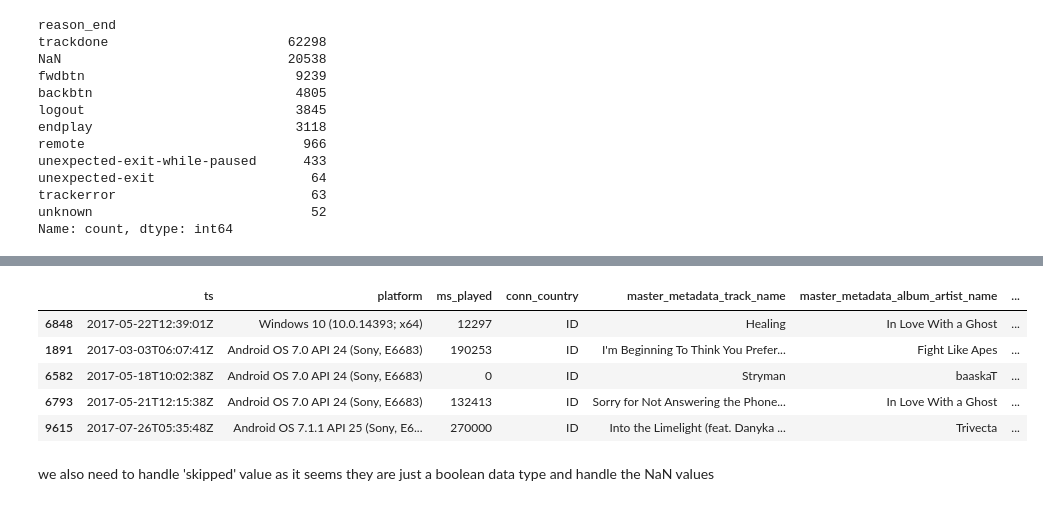
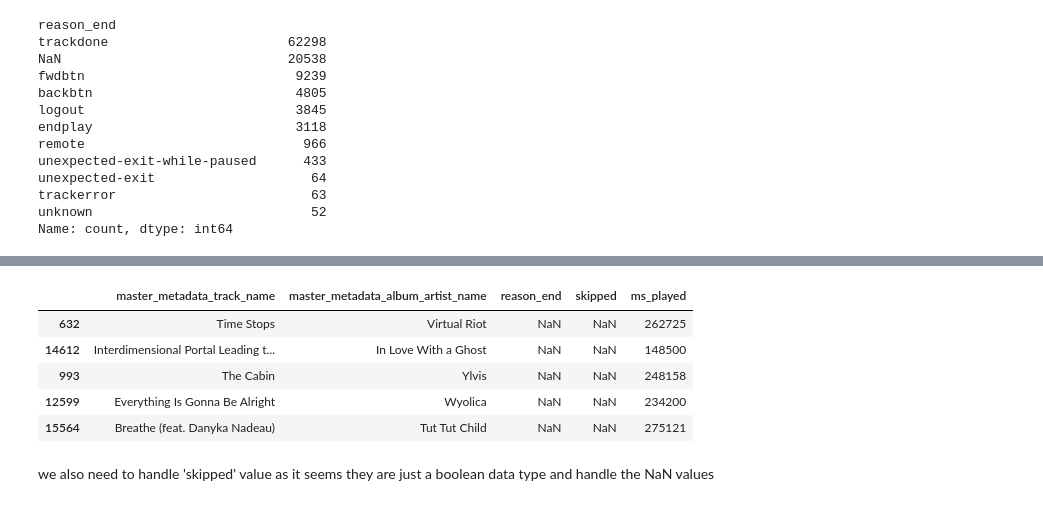
Before and after one commit to nazhifkojaz/Spotify-Analysis-Data-Collection-, a Jupyter notebook: data_preprocessing.ipynb, the cells around one changed output, grey strips where cells are left out. Saved outputs shown, nothing was run; the diff lists cells and outputs as text; code cells hidden in the pictures.

Commit message:
Added a few part for handling 'skipped' column

```diff
--- a/data_preprocessing.ipynb
+++ b/data_preprocessing.ipynb
@@ -206,12 +192,13 @@ Name: count, dtype: int64
 # %%
-tracks_df[tracks_df['skipped'].isna() & tracks_df['reason_end'].isna()].sample(5)
+tracks_df[tracks_df['skipped'].isna() & tracks_df['reason_end'].isna()] \
+[['master_metadata_track_name', 'master_metadata_album_artist_name', 'reason_end', 'skipped', 'ms_played']].sample(5)
 # %% [output]
-|  | ts | platform | ms_played | conn_country | master_metadata_track_name | master_metadata_album_artist_name | ... |
-| 6848 | 2017-05-22T12:39:01Z | Windows 10 (10.0.14393; x64) | 12297 | ID | Healing | In Love With a Ghost | ... |
-| 1891 | 2017-03-03T06:07:41Z | Android OS 7.0 API 24 (Sony, E6683) | 190253 | ID | I'm Beginning To Think You Prefer... | Fight Like Apes | ... |
-| 6582 | 2017-05-18T10:02:38Z | Android OS 7.0 API 24 (Sony, E6683) | 0 | ID | Stryman | baaskaT | ... |
-| 6793 | 2017-05-21T12:15:38Z | Android OS 7.0 API 24 (Sony, E6683) | 132413 | ID | Sorry for Not Answering the Phone... | In Love With a Ghost | ... |
-| 9615 | 2017-07-26T05:35:48Z | Android OS 7.1.1 API 25 (Sony, E6... | 270000 | ID | Into the Limelight (feat. Danyka ... | Trivecta | ... |
+|  | master_metadata_track_name | master_metadata_album_artist_name | reason_end | skipped | ms_played |
+| 632 | Time Stops | Virtual Riot | NaN | NaN | 262725 |
+| 14612 | Interdimensional Portal Leading t... | In Love With a Ghost | NaN | NaN | 148500 |
+| 993 | The Cabin | Ylvis | NaN | NaN | 248158 |
+| 12599 | Everything Is Gonna Be Alright | Wyolica | NaN | NaN | 234200 |
+| 15564 | Breathe (feat. Danyka Nadeau) | Tut Tut Child | NaN | NaN | 275121 |
 # %% [markdown]
 we also need to handle 'skipped' value as it seems they are just a boolean data type and handle the NaN values
 # %%
```
Also changed, not shown: parts of 40 cells of this notebook, 1 other file.
